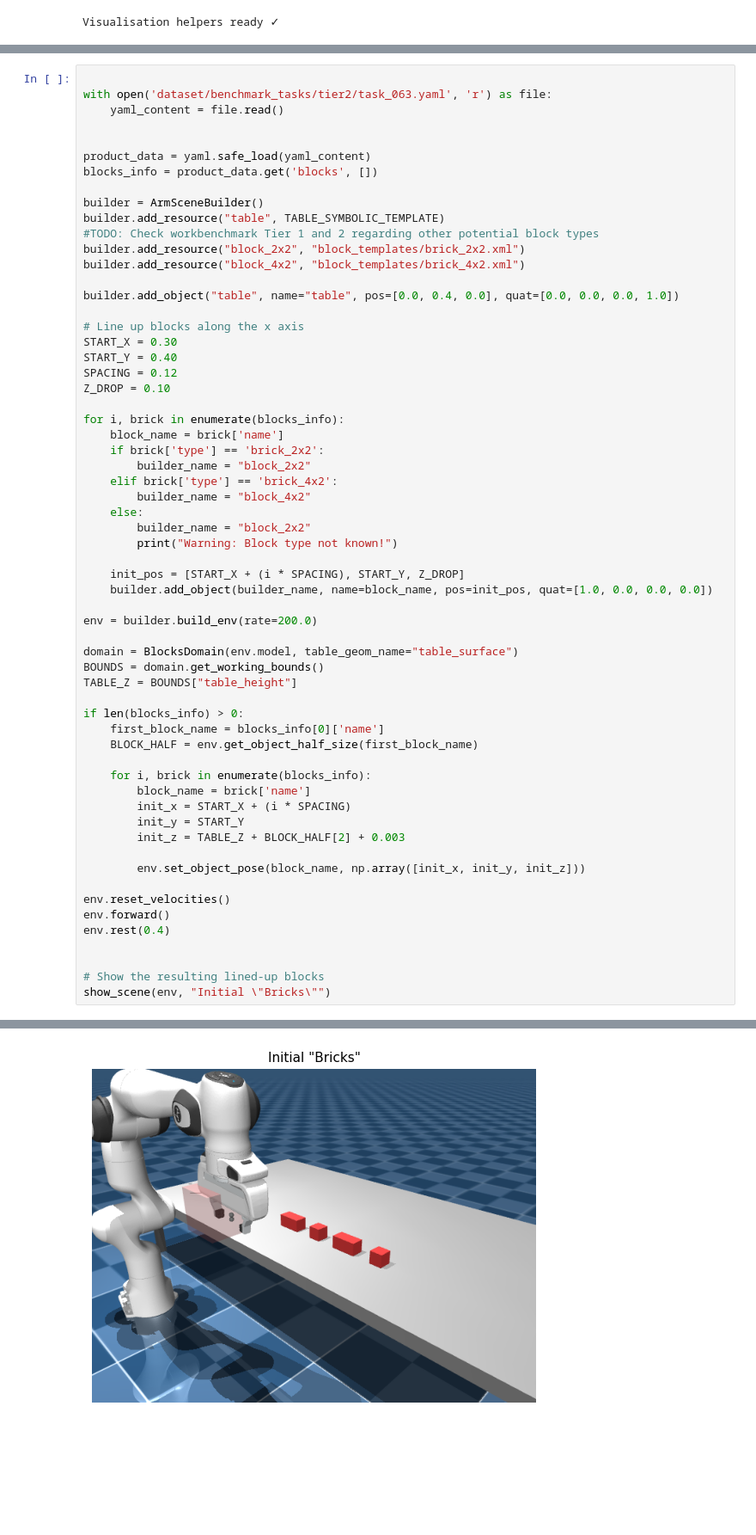
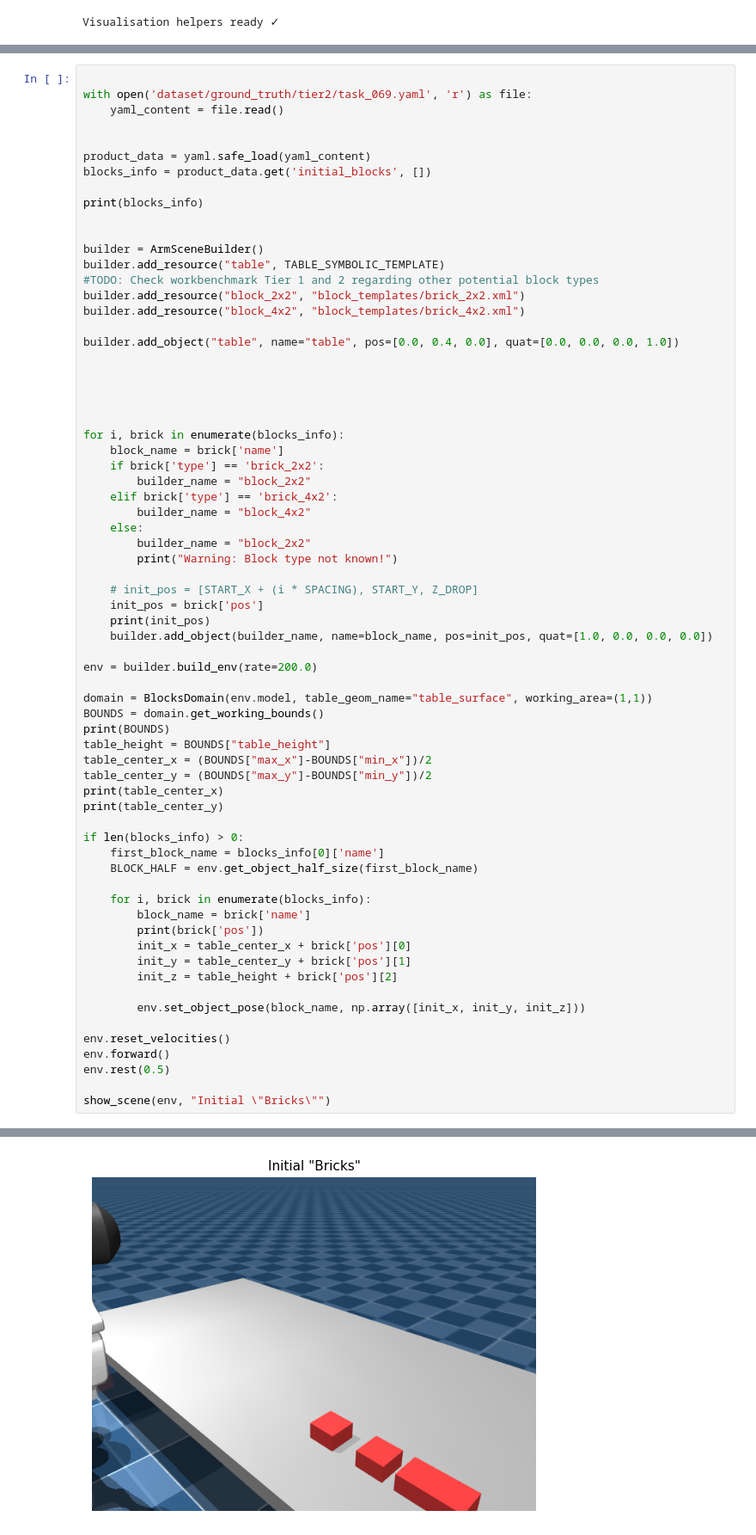
Before and after one commit to maxazv/lego-workbenchmark, a Jupyter notebook: src/assembly_blocks.ipynb, the cells around one changed output, grey strips where cells are left out. Shown at 86% size. Cells and saved outputs as stored; diff of their text form; blank space fills up the shorter version.

Commit message:
Adjust blocks to hopefully correct dimensions, fix spawning to ground truth

```diff
--- a/src/assembly_blocks.ipynb
+++ b/src/assembly_blocks.ipynb
@@ -55,11 +58,14 @@ Visualisation helpers ready ✓
 # %%
 
-with open('dataset/benchmark_tasks/tier2/task_063.yaml', 'r') as file:
+with open('dataset/ground_truth/tier2/task_069.yaml', 'r') as file:
     yaml_content = file.read()
 
 
 product_data = yaml.safe_load(yaml_content)
-blocks_info = product_data.get('blocks', [])
+blocks_info = product_data.get('initial_blocks', [])
+
+print(blocks_info)
+
 
 builder = ArmSceneBuilder()
 builder.add_resource("table", TABLE_SYMBOLIC_TEMPLATE)
@@ -69,11 +75,9 @@ builder.add_resource("block_4x2", "block_templates/brick_4x2.xml")
 
 builder.add_object("table", name="table", pos=[0.0, 0.4, 0.0], quat=[0.0, 0.0, 0.0, 1.0])
 
-# Line up blocks along the x axis
-START_X = 0.30
-START_Y = 0.40
-SPACING = 0.12
-Z_DROP = 0.10
+
+
+
 
 for i, brick in enumerate(blocks_info):
     block_name = brick['name']
@@ -85,14 +89,21 @@ for i, brick in enumerate(blocks_info):
         builder_name = "block_2x2"
         print("Warning: Block type not known!")
 
-    init_pos = [START_X + (i * SPACING), START_Y, Z_DROP]
+    # init_pos = [START_X + (i * SPACING), START_Y, Z_DROP]
+    init_pos = brick['pos']
+    print(init_pos)
     builder.add_object(builder_name, name=block_name, pos=init_pos, quat=[1.0, 0.0, 0.0, 0.0])
 
 env = builder.build_env(rate=200.0)
 
-domain = BlocksDomain(env.model, table_geom_name="table_surface")
+domain = BlocksDomain(env.model, table_geom_name="table_surface", working_area=(1,1))
 BOUNDS = domain.get_working_bounds()
-TABLE_Z = BOUNDS["table_height"]
+print(BOUNDS)
+table_height = BOUNDS["table_height"]
+table_center_x = (BOUNDS["max_x"]-BOUNDS["min_x"])/2
+table_center_y = (BOUNDS["max_y"]-BOUNDS["min_y"])/2
+print(table_center_x)
+print(table_center_y)
 
 if len(blocks_info) > 0:
     first_block_name = blocks_info[0]['name']
@@ -100,17 +111,16 @@ if len(blocks_info) > 0:
 
     for i, brick in enumerate(blocks_info):
         block_name = brick['name']
-        init_x = START_X + (i * SPACING)
-        init_y = START_Y
-        init_z = TABLE_Z + BLOCK_HALF[2] + 0.003
+        print(brick['pos'])
+        init_x = table_center_x + brick['pos'][0]
+        init_y = table_center_y + brick['pos'][1]
+        init_z = table_height + brick['pos'][2]
 
         env.set_object_pose(block_name, np.array([init_x, init_y, init_z]))
 
 env.reset_velocities()
 env.forward()
-env.rest(0.4)
+env.rest(0.5)
 
-
-# Show the resulting lined-up blocks
 show_scene(env, "Initial \"Bricks\"")
 # %% [output]
@@ -117 +137 @@ show_scene(env, "Initial \"Bricks\"")
-[figure, old version]
+[figure, new version]
```
Also changed, not shown: parts of 2 cells of this notebook, 3 other files.
